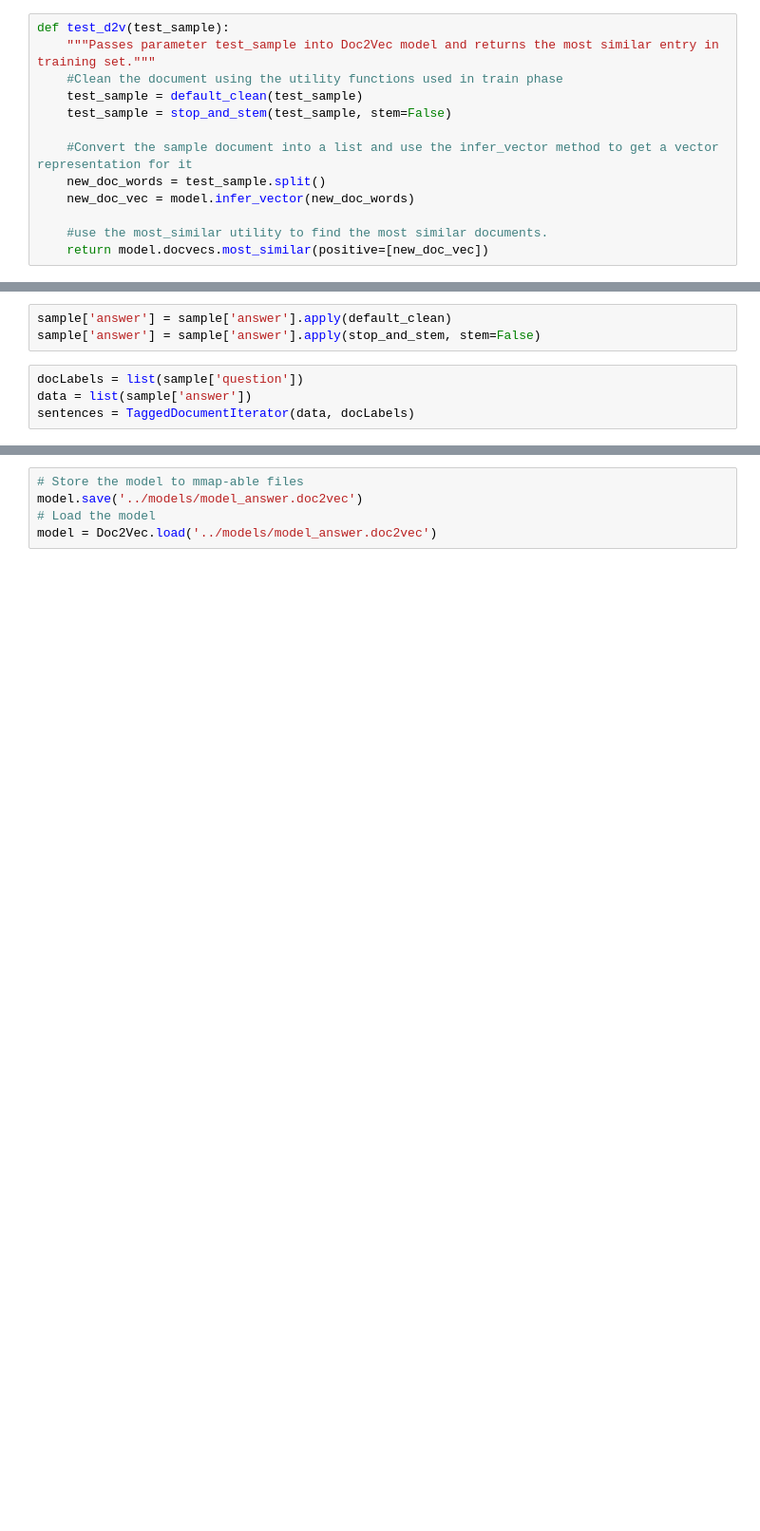
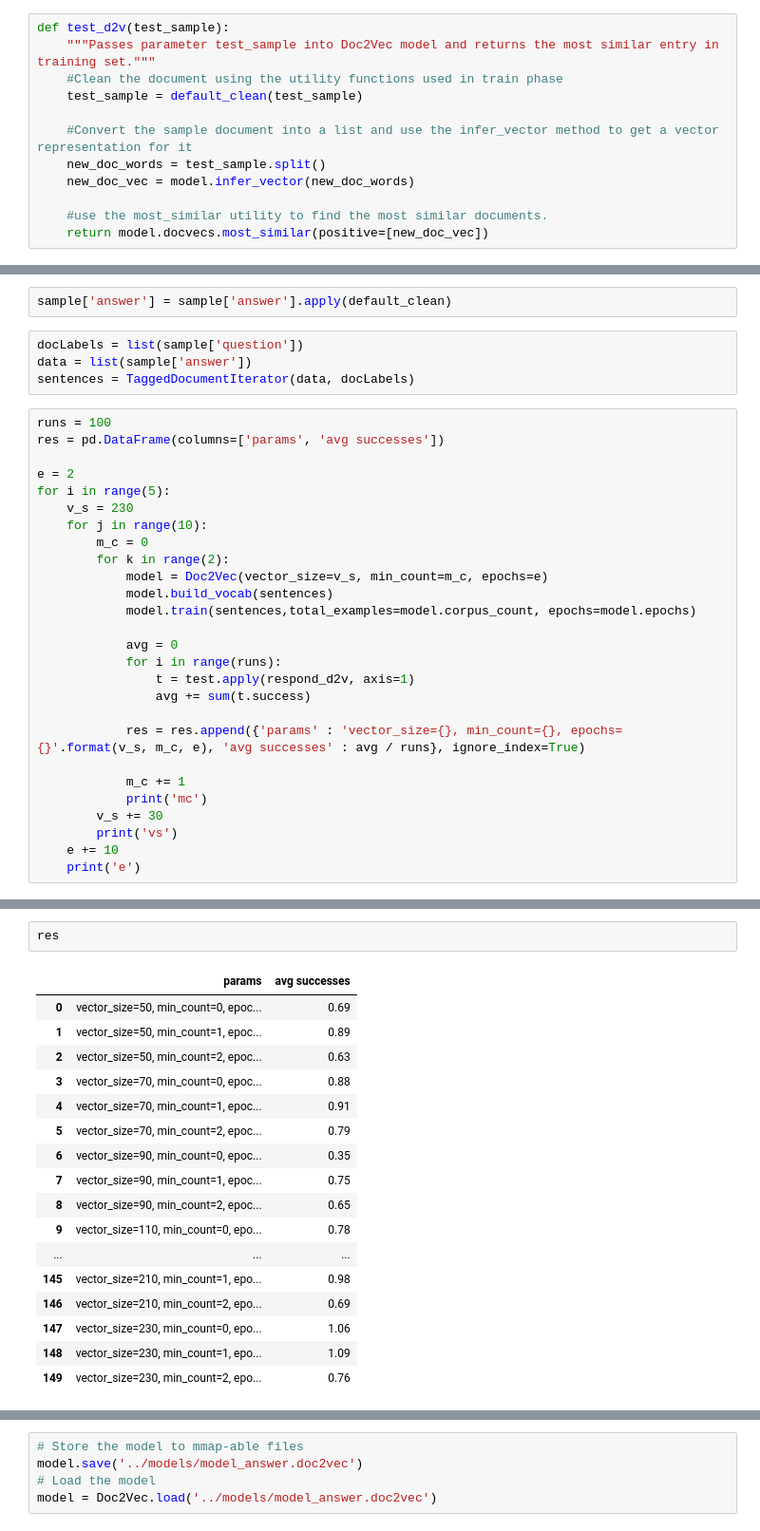
Before and after one commit to willtscott/inquire-boulder-chatbot, a Jupyter notebook: notebooks/faq-chatbot-sandbox.ipynb, the cells around one changed output, grey strips where cells are left out. Shown at 95% size. Cells and saved outputs as stored; diff of their text form; blank space fills up the shorter version.

Commit message:
Doc2Vec parameter testing for improvements
using basic homemade gridsearch

```diff
--- a/notebooks/faq-chatbot-sandbox.ipynb
+++ b/notebooks/faq-chatbot-sandbox.ipynb
@@ -272,7 +287,6 @@ def test_d2v(test_sample):
     """Passes parameter test_sample into Doc2Vec model and returns the most similar entry in training set."""
     #Clean the document using the utility functions used in train phase
     test_sample = default_clean(test_sample)
-    test_sample = stop_and_stem(test_sample, stem=False)
 
     #Convert the sample document into a list and use the infer_vector method to get a vector representation for it
     new_doc_words = test_sample.split()
@@ -302,8 +316,34 @@ print ('The shape of the input data frame: {}'.format(sample.shape))
 The shape of the input data frame: (688, 2)
 # %%
 sample['answer'] = sample['answer'].apply(default_clean)
-sample['answer'] = sample['answer'].apply(stop_and_stem, stem=False)
 # %%
 docLabels = list(sample['question'])
 data = list(sample['answer'])
 sentences = TaggedDocumentIterator(data, docLabels)
+# %%
+runs = 100
+res = pd.DataFrame(columns=['params', 'avg successes'])
+
+e = 2
+for i in range(5):
+    v_s = 230
+    for j in range(10):
+        m_c = 0
+        for k in range(2):
+            model = Doc2Vec(vector_size=v_s, min_count=m_c, epochs=e)
+            model.build_vocab(sentences)
+            model.train(sentences,total_examples=model.corpus_count, epochs=model.epochs)
+
+            avg = 0
+            for i in range(runs):
+                t = test.apply(respond_d2v, axis=1)
+                avg += sum(t.success)
+
+            res = res.append({'params' : 'vector_size={}, min_count={}, epochs={}'.format(v_s, m_c, e), 'avg successes' : avg / runs}, ignore_index=True)
+
+            m_c += 1
+            print('mc')
+        v_s += 30
+        print('vs')
+    e += 10
+    print('e')
@@ -309,0 +368,20 @@ sentences = TaggedDocumentIterator(data, docLabels)
+# %%
+res
+# %% [output]
+|  | params | avg successes |
+| 0 | vector_size=50, min_count=0, epoc... | 0.69 |
+| 1 | vector_size=50, min_count=1, epoc... | 0.89 |
+| 2 | vector_size=50, min_count=2, epoc... | 0.63 |
+| 3 | vector_size=70, min_count=0, epoc... | 0.88 |
+| 4 | vector_size=70, min_count=1, epoc... | 0.91 |
+| 5 | vector_size=70, min_count=2, epoc... | 0.79 |
+| 6 | vector_size=90, min_count=0, epoc... | 0.35 |
+| 7 | vector_size=90, min_count=1, epoc... | 0.75 |
+| 8 | vector_size=90, min_count=2, epoc... | 0.65 |
+| 9 | vector_size=110, min_count=0, epo... | 0.78 |
+| ... | ... | ... |
+| 145 | vector_size=210, min_count=1, epo... | 0.98 |
+| 146 | vector_size=210, min_count=2, epo... | 0.69 |
+| 147 | vector_size=230, min_count=0, epo... | 1.06 |
+| 148 | vector_size=230, min_count=1, epo... | 1.09 |
+| 149 | vector_size=230, min_count=2, epo... | 0.76 |
```
Also changed, not shown: parts of 16 cells of this notebook, 1 other file.
